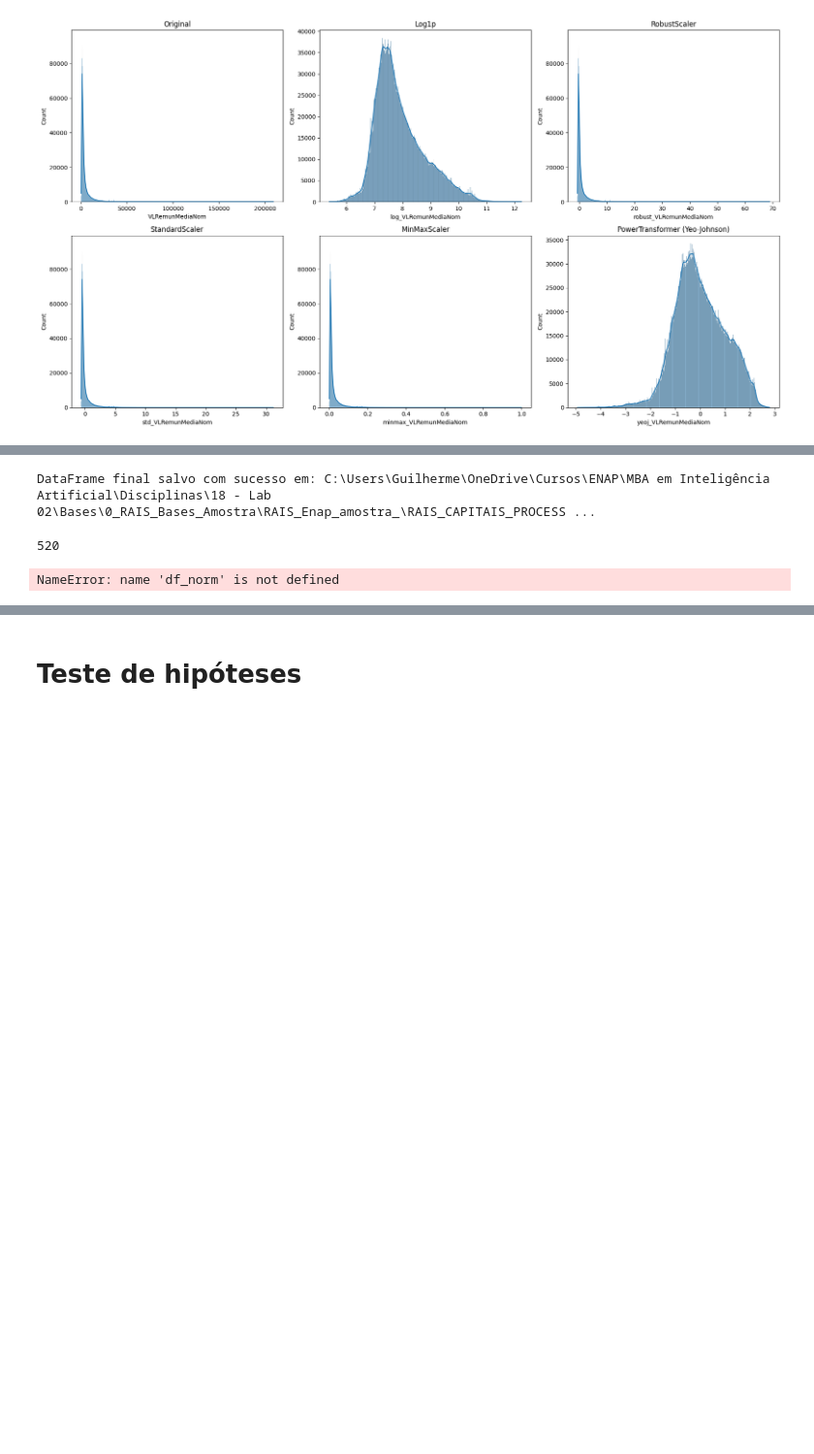
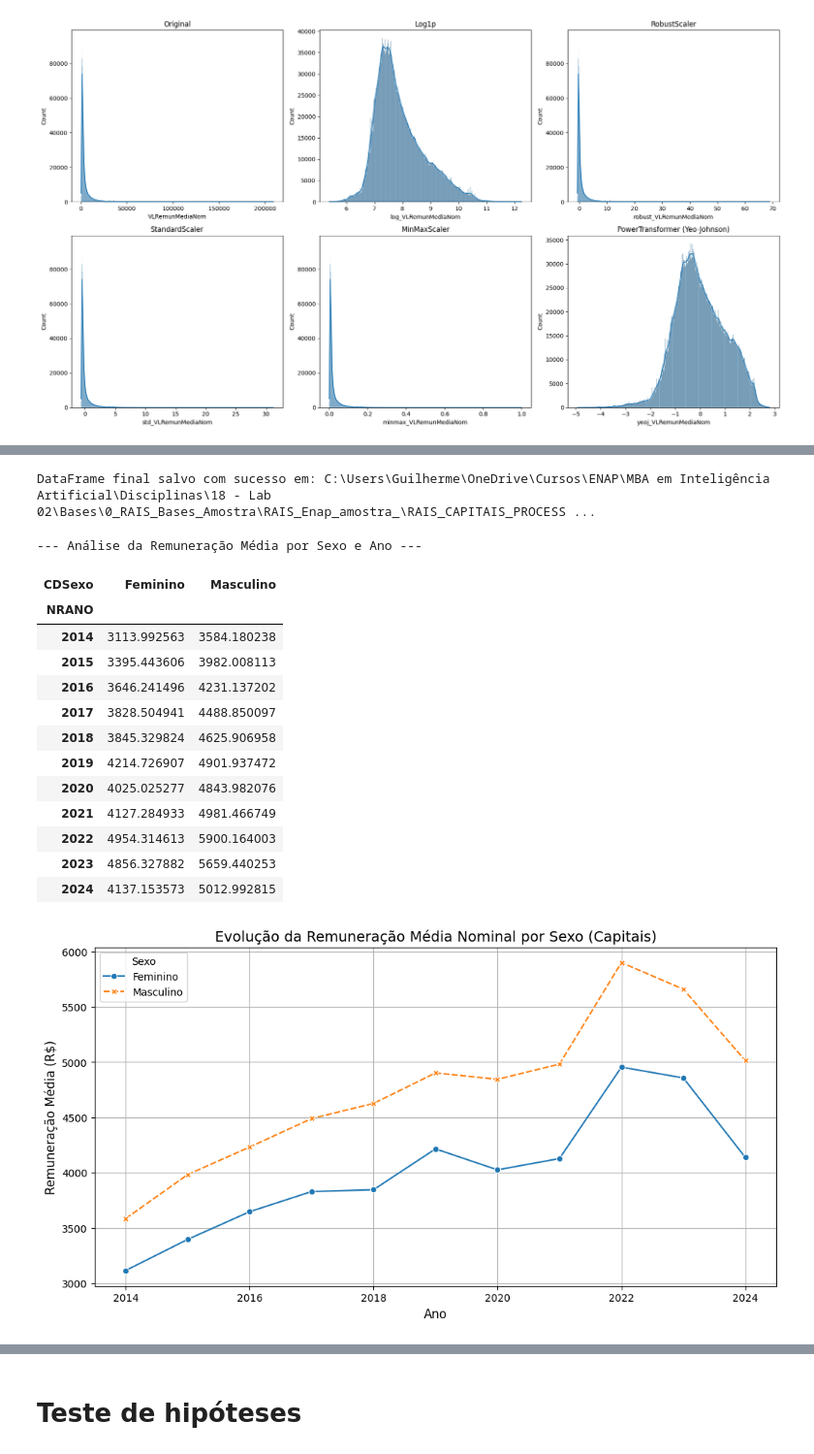
Before and after one commit to GGRoca/Lab2-Enap, a Jupyter notebook: Análise cópia.ipynb, the cells around one changed output, grey strips where cells are left out. Shown at 97% size. Drawn from its saved outputs; the diff is of its cells as text; code cells hidden in the pictures; blank space fills up the shorter version.

```diff
--- a/Análise cópia.ipynb
+++ b/Análise cópia.ipynb
@@ -339,19 +334,10 @@ plt.show()
 # %%
-
-# --- 5.5: Salvar o DataFrame final e limpo (Opcional, no final de tudo) ---
+# --- 5.5: Salvar o DataFrame final e limpo (Opcional) ---
+# Adicionando a coluna de log da remuneração antes de salvar
 df['log_VLRemunMediaNom'] = np.log1p(df['VLRemunMediaNom'])
 saida_final_parquet = pasta_csvs / "RAIS_CAPITAIS_PROCESSADO_FINAL.parquet"
 df.to_parquet(saida_final_parquet, index=False)
+
 print(f"\nDataFrame final salvo com sucesso em: {saida_final_parquet}")
-
-# --- Limpeza final da memória ---
-del df, df_norm, df_horas
-gc.collect()
 # %% [output]
 DataFrame final salvo com sucesso em: C:\Users\Guilherme\OneDrive\Cursos\ENAP\MBA em Inteligência Artificial\Disciplinas\18 - Lab 02\Bases\0_RAIS_Bases_Amostra\RAIS_Enap_amostra_\RAIS_CAPITAIS_PROCESS ...
-520
-# %%
-scaler_minmax = MinMaxScaler()
-df_norm['minmax_VLRemunMediaNom'] = scaler_minmax.fit_transform(df_norm[['VLRemunMediaNom']])
-# %% [output]
-NameError: name 'df_norm' is not defined
@@ -392,0 +344,42 @@ df_filtrado.head()
+# %%
+# %%
+# =============================================================================
+# Passo 6: Análise de Remuneração por Sexo e Ano
+# =============================================================================
+
+# Garante que a coluna de ano seja do tipo 'category' para a análise
+df['NRANO'] = df['NRANO'].astype('category')
+
+# --- 6.1: Análise da Remuneração Média por Sexo e Ano ---
+print("--- Análise da Remuneração Média por Sexo e Ano ---")
+df_remun = df.dropna(subset=['VLRemunMediaNom', 'CDSexo'])
+
+# Agrupa por ano e sexo para ver a evolução
+remuneracao_anual = df_remun.groupby(['NRANO', 'CDSexo'], observed=False)['VLRemunMediaNom'].mean().unstack()
+display(remuneracao_anual)
+
+# Gráfico de linhas para visualizar a tendência
+plt.figure(figsize=(12, 6))
+sns.lineplot(data=remuneracao_anual, markers=True)
+plt.title('Evolução da Remuneração Média Nominal por Sexo (Capitais)', fontsize=14)
+plt.xlabel('Ano', fontsize=12)
+plt.ylabel('Remuneração Média (R$)', fontsize=12)
+plt.legend(title='Sexo')
+plt.grid(True)
+plt.show()
+# %% [output]
+--- Análise da Remuneração Média por Sexo e Ano ---
+| CDSexo | Feminino | Masculino |
+| NRANO |  |  |
+| 2014 | 3113.992563 | 3584.180238 |
+| 2015 | 3395.443606 | 3982.008113 |
+| 2016 | 3646.241496 | 4231.137202 |
+| 2017 | 3828.504941 | 4488.850097 |
+| 2018 | 3845.329824 | 4625.906958 |
+| 2019 | 4214.726907 | 4901.937472 |
+| 2020 | 4025.025277 | 4843.982076 |
+| 2021 | 4127.284933 | 4981.466749 |
+| 2022 | 4954.314613 | 5900.164003 |
+| 2023 | 4856.327882 | 5659.440253 |
+| 2024 | 4137.153573 | 5012.992815 |
+[figure, added]
```
Also changed, not shown: parts of 24 cells of this notebook.
